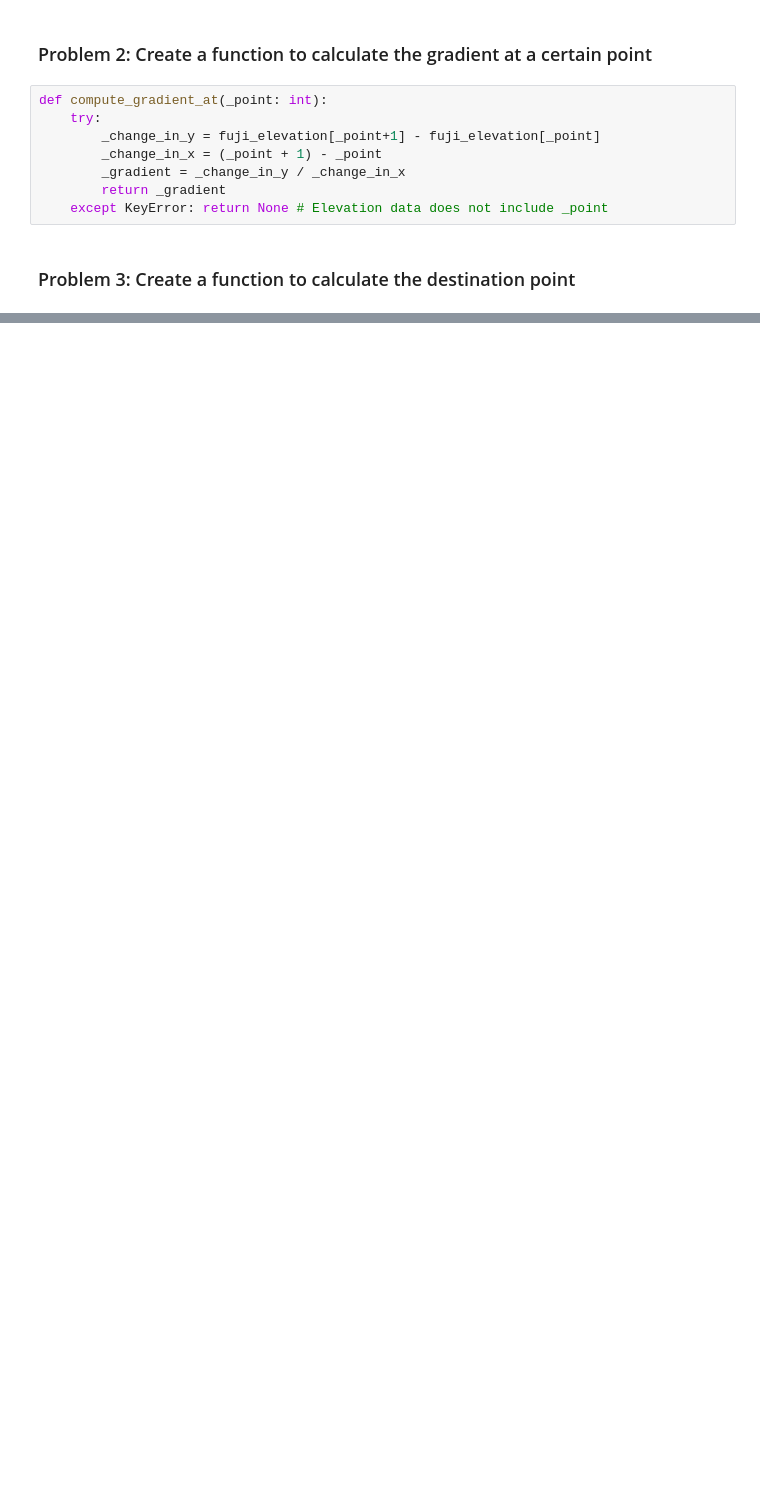
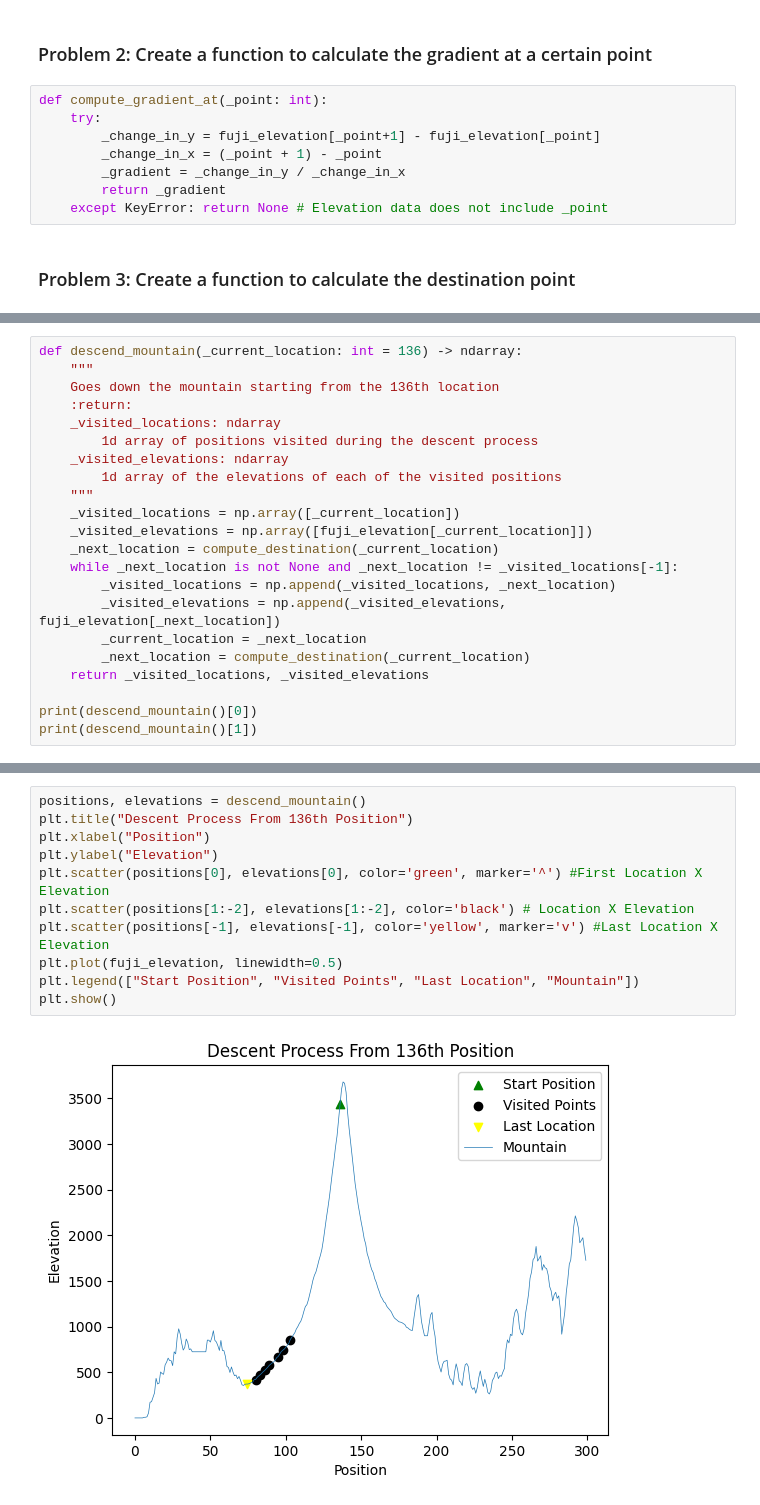
Before and after one commit to David-Jr/divic-ml-course-assignments, a Jupyter notebook: fuji-descent-issue/fuji-descent-issue.ipynb, the cells around one changed output, grey strips where cells are left out. Saved outputs shown, nothing was run; the diff lists cells and outputs as text; blank space fills up the shorter version.

```diff
--- a/fuji-descent-issue/fuji-descent-issue.ipynb
+++ b/fuji-descent-issue/fuji-descent-issue.ipynb
@@ -55,0 +57,22 @@ def compute_destination(_point: int, _alpha: float = 0.2) -> int:
+# %%
+def descend_mountain(_current_location: int = 136) -> ndarray:
+    """
+    Goes down the mountain starting from the 136th location
+    :return:
+    _visited_locations: ndarray
+        1d array of positions visited during the descent process
+    _visited_elevations: ndarray
+        1d array of the elevations of each of the visited positions
+    """
+    _visited_locations = np.array([_current_location])
+    _visited_elevations = np.array([fuji_elevation[_current_location]])
+    _next_location = compute_destination(_current_location)
+    while _next_location is not None and _next_location != _visited_locations[-1]:
+        _visited_locations = np.append(_visited_locations, _next_location)
+        _visited_elevations = np.append(_visited_elevations, fuji_elevation[_next_location])
+        _current_location = _next_location
+        _next_location = compute_destination(_current_location)
+    return _visited_locations, _visited_elevations
+
+print(descend_mountain()[0])
+print(descend_mountain()[1])
@@ -55,0 +85,13 @@ def compute_destination(_point: int, _alpha: float = 0.2) -> int:
+# %%
+positions, elevations = descend_mountain()
+plt.title("Descent Process From 136th Position")
+plt.xlabel("Position")
+plt.ylabel("Elevation")
+plt.scatter(positions[0], elevations[0], color='green', marker='^') #First Location X Elevation
+plt.scatter(positions[1:-2], elevations[1:-2], color='black') # Location X Elevation
+plt.scatter(positions[-1], elevations[-1], color='yellow', marker='v') #Last Location X Elevation
+plt.plot(fuji_elevation, linewidth=0.5)
+plt.legend(["Start Position", "Visited Points", "Last Location", "Mountain"])
+plt.show()
+# %% [output]
+[figure, added]
```
Also changed, not shown: parts of 8 cells of this notebook.
